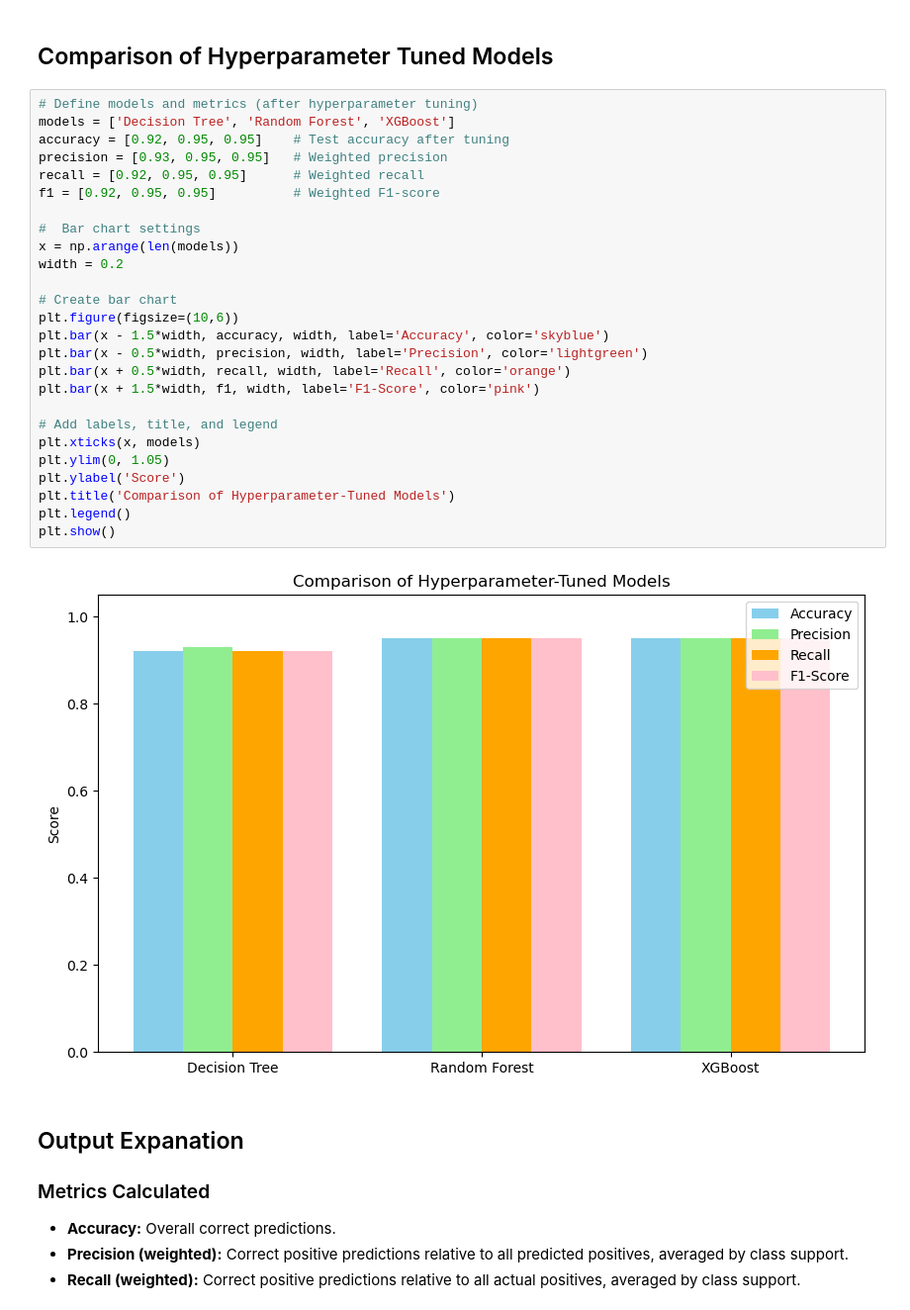
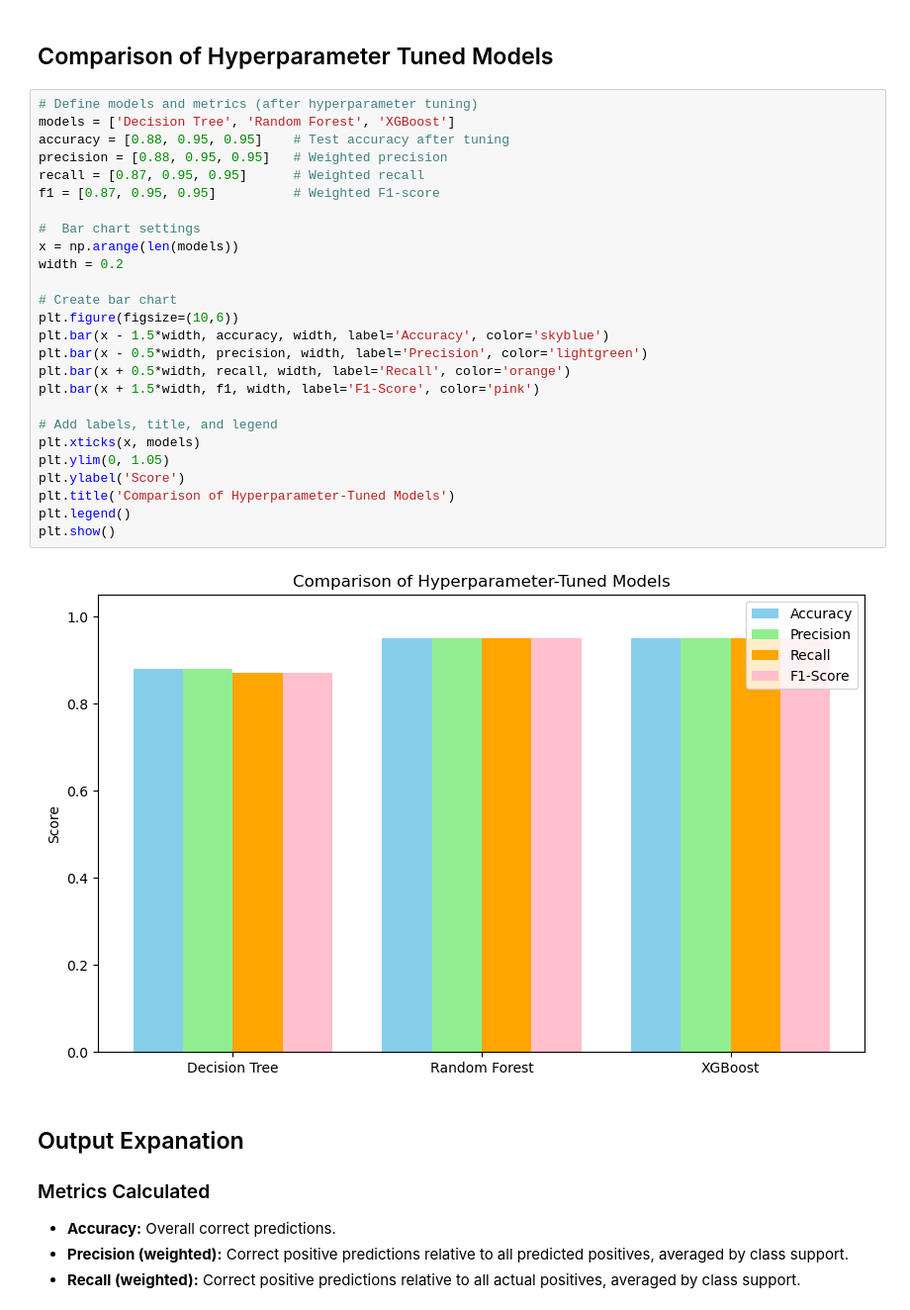
Before and after one commit to Sambridhiiii/Estimation-of-Obesity-Levels, a Jupyter notebook: Obesity.ipynb, the cells around one changed output. Shown at 99% size. Drawn from its saved outputs; the diff is of its cells as text.

```diff
--- a/Obesity.ipynb
+++ b/Obesity.ipynb
@@ -932,31 +951,31 @@ The confusion matrix shows the performance of the **tuned Random Forest model**
 # %%
 # Define models and metrics (after hyperparameter tuning)
 models = ['Decision Tree', 'Random Forest', 'XGBoost']
-accuracy = [0.92, 0.95, 0.95]    # Test accuracy after tuning
-precision = [0.93, 0.95, 0.95]   # Weighted precision
-recall = [0.92, 0.95, 0.95]      # Weighted recall
-f1 = [0.92, 0.95, 0.95]          # Weighted F1-score
+accuracy = [0.88, 0.95, 0.95]    # Test accuracy after tuning
+precision = [0.88, 0.95, 0.95]   # Weighted precision
+recall = [0.87, 0.95, 0.95]      # Weighted recall
+f1 = [0.87, 0.95, 0.95]          # Weighted F1-score
 
 #  Bar chart settings
 x = np.arange(len(models))
 width = 0.2
 
 # Create bar chart
 plt.figure(figsize=(10,6))
 plt.bar(x - 1.5*width, accuracy, width, label='Accuracy', color='skyblue')
 plt.bar(x - 0.5*width, precision, width, label='Precision', color='lightgreen')
 plt.bar(x + 0.5*width, recall, width, label='Recall', color='orange')
 plt.bar(x + 1.5*width, f1, width, label='F1-Score', color='pink')
 
 # Add labels, title, and legend
 plt.xticks(x, models)
 plt.ylim(0, 1.05)
 plt.ylabel('Score')
 plt.title('Comparison of Hyperparameter-Tuned Models')
 plt.legend()
 plt.show()
 # %% [output]
-[figure, old version]
+[figure, new version]
 # %% [markdown]
 ## Output Expanation
 
```
Also changed, not shown: parts of 48 cells of this notebook, 1 other file.
